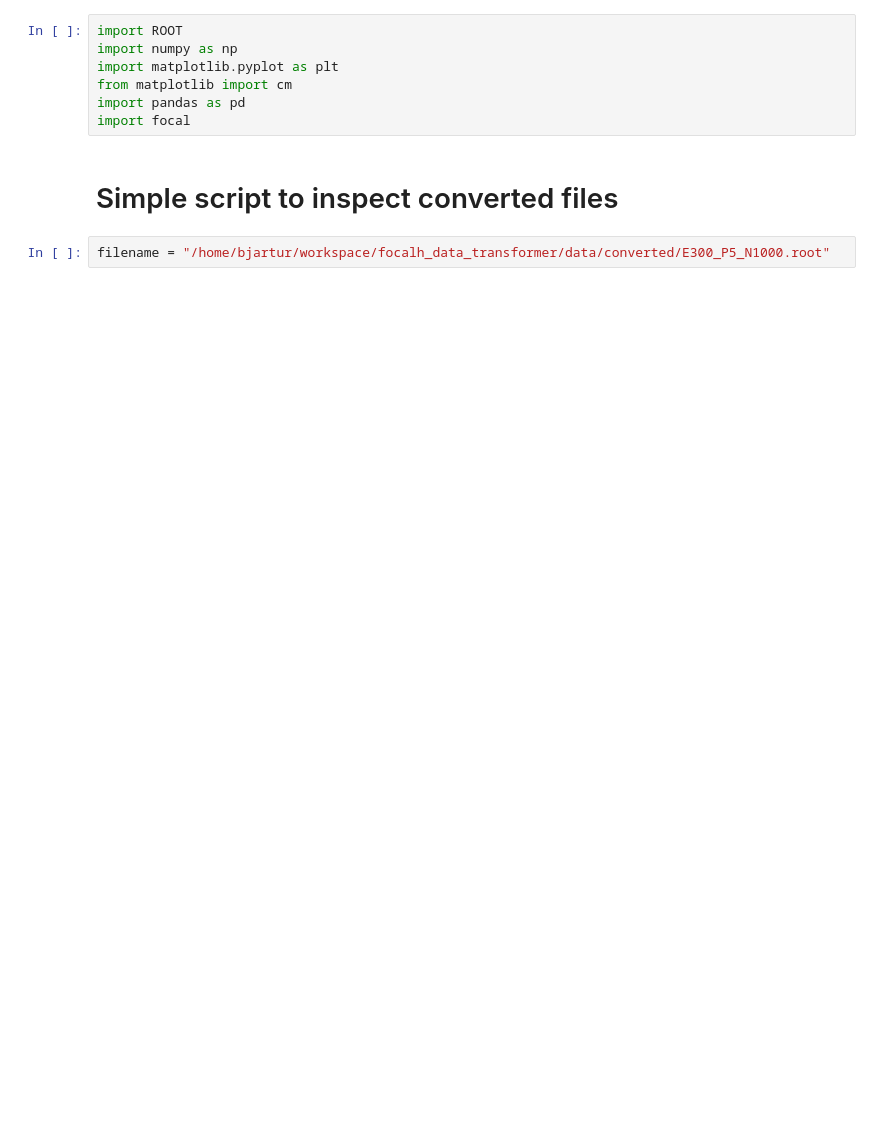
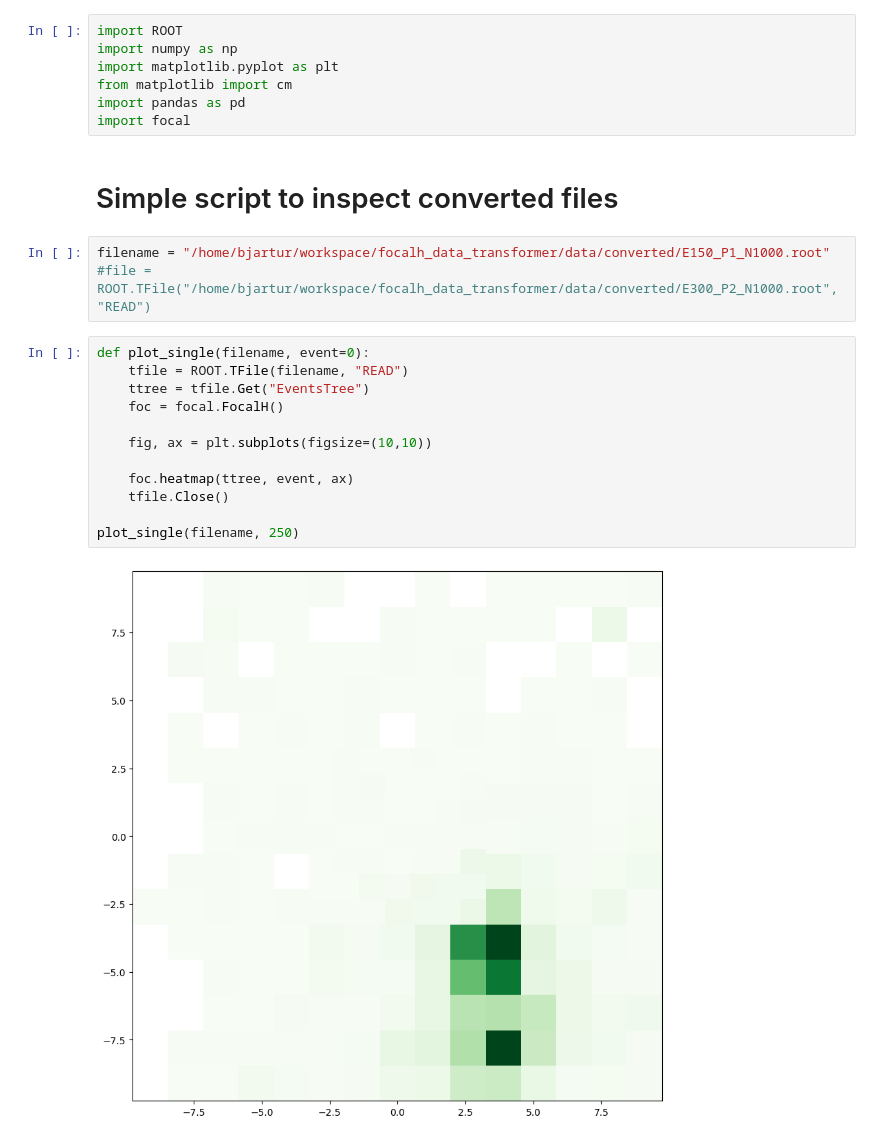
Before and after one commit to Bjartensen/python_focalh_clustering, a Jupyter notebook: inspect.ipynb, the cells around one changed output. Drawn from its saved outputs; the diff is of its cells as text; blank space fills up the shorter version.

```diff
--- a/inspect.ipynb
+++ b/inspect.ipynb
@@ -8,5 +8,20 @@ import focal
 # %% [markdown]
 # Simple script to inspect converted files
 # %%
-filename = "/home/bjartur/workspace/focalh_data_transformer/data/converted/E300_P5_N1000.root"
+filename = "/home/bjartur/workspace/focalh_data_transformer/data/converted/E150_P1_N1000.root"
+#file = ROOT.TFile("/home/bjartur/workspace/focalh_data_transformer/data/converted/E300_P2_N1000.root", "READ")
+# %%
+def plot_single(filename, event=0):
+    tfile = ROOT.TFile(filename, "READ")
+    ttree = tfile.Get("EventsTree")
+    foc = focal.FocalH()
+
+    fig, ax = plt.subplots(figsize=(10,10))
+
+    foc.heatmap(ttree, event, ax)
+    tfile.Close()
+
+plot_single(filename, 250)
+# %% [output]
+[figure, added]
 # %%
```
Also changed, not shown: parts of 1 cell of this notebook, 7 other files.
